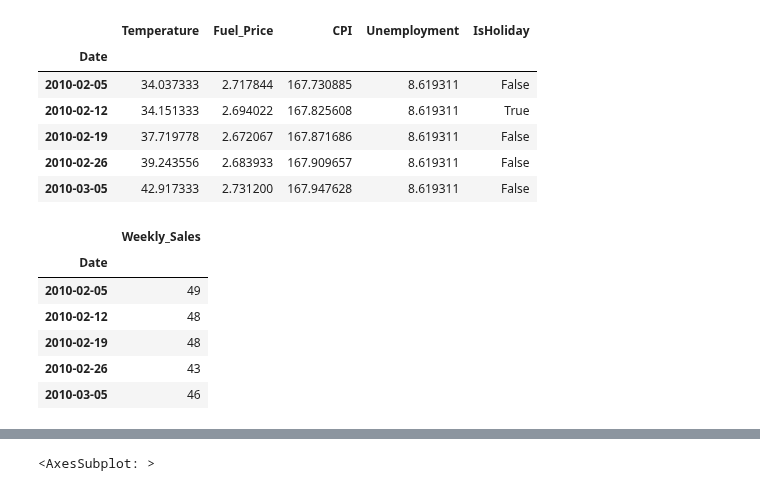
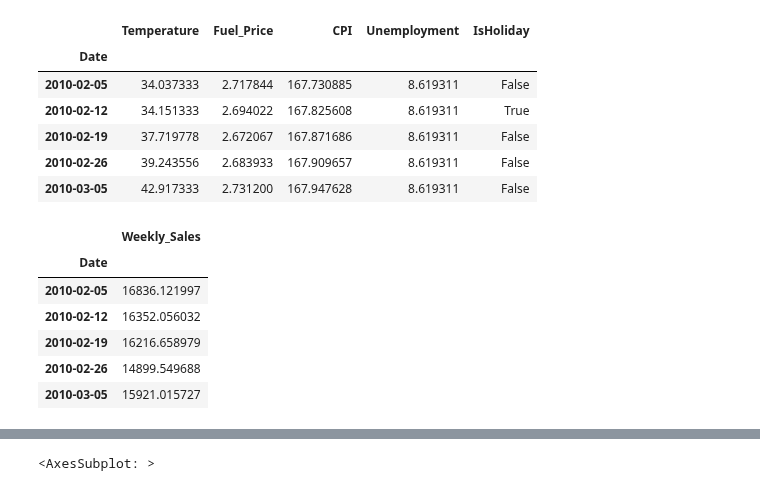
Before and after one commit to Johannes3001/AppliedML_Assign.01, a Jupyter notebook: Assignment2/Codes/Fredriks_Code.ipynb, the cells around one changed output, grey strips where cells are left out. Drawn from its saved outputs; the diff is of its cells as text; code cells hidden in the pictures.

```diff
--- a/Assignment2/Codes/Fredriks_Code.ipynb
+++ b/Assignment2/Codes/Fredriks_Code.ipynb
@@ -175,17 +223,17 @@ features_grouped.head()
 | 2010-02-26 | 39.243556 | 2.683933 | 167.909657 | 8.619311 | False |
 | 2010-03-05 | 42.917333 | 2.731200 | 167.947628 | 8.619311 | False |
 # %%
-sales_grouped = sales.groupby("Date").agg({"Weekly_Sales" : "sum"})
-sales_grouped["Weekly_Sales"] = (sales_grouped["Weekly_Sales"] / 1e6).astype(int)
+sales_grouped = sales.groupby("Date").agg({"Weekly_Sales" : "mean"})
+#sales_grouped["Weekly_Sales"] = (sales_grouped["Weekly_Sales"] / 1e6).astype(int)
 sales_grouped.head()
 # %% [output]
 |  | Weekly_Sales |
 | Date |  |
-| 2010-02-05 | 49 |
-| 2010-02-12 | 48 |
-| 2010-02-19 | 48 |
-| 2010-02-26 | 43 |
-| 2010-03-05 | 46 |
+| 2010-02-05 | 16836.121997 |
+| 2010-02-12 | 16352.056032 |
+| 2010-02-19 | 16216.658979 |
+| 2010-02-26 | 14899.549688 |
+| 2010-03-05 | 15921.015727 |
 # %%
 # now: create a merged dataframe
 data_datewise = pd.merge(features_grouped, sales_grouped, on=["Date"], how="left").reset_index()
```
Also changed, not shown: parts of 18 cells of this notebook.
